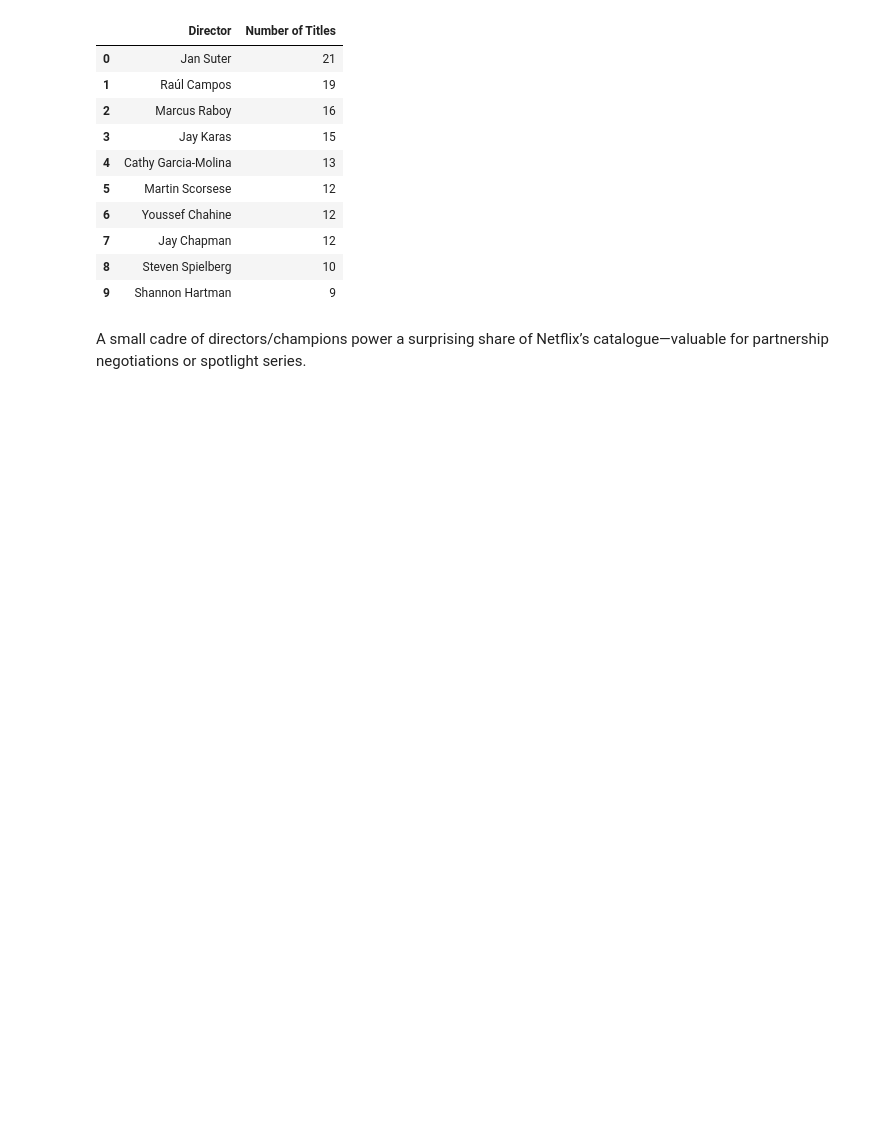
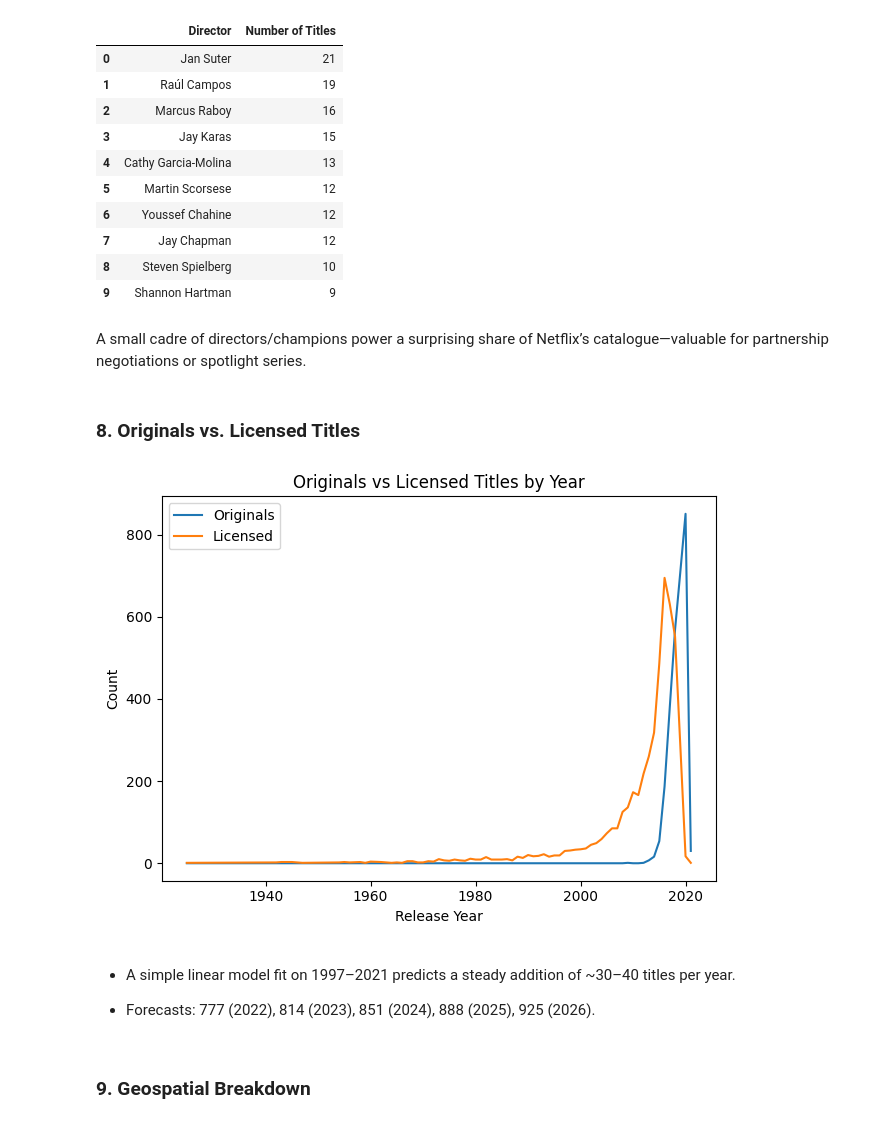
Before and after one commit to Sababa123/Netflix, a Jupyter notebook: Netflix.ipynb, the cells around one changed output. Cells and saved outputs as stored; diff of their text form; code cells hidden in the pictures; blank space fills up the shorter version.

```diff
--- a/Netflix.ipynb
+++ b/Netflix.ipynb
@@ -191,3 +194,39 @@ Top 10 Directors:
 | 9 | Shannon Hartman | 9 |
 # %% [markdown]
 A small cadre of directors/champions power a surprising share of Netflix’s catalogue—valuable for partnership negotiations or spotlight series.
+# %%
+df['date_added'] = pd.to_datetime(df['date_added'], errors='coerce')
+df['added_year'] = df['date_added'].dt.year
+df['release_date'] = pd.to_datetime(df['release_year'].astype(str) + '-01-01')
+df['lag_days'] = (df['date_added'] - df['release_date']).dt.days
+df['duration_mins'] = df['duration'].astype(str).str.extract(r'(\d+)').astype(float)
+df['cast_count'] = df['cast'].fillna('').str.count(',') + 1
+# %% [markdown]
+### 8. Originals vs. Licensed Titles
+# %%
+# Originals vs Licensed
+orig = df[df['added_year'] == df['release_year']]
+lic = df[df['added_year'] != df['release_year']]
+sec4 = pd.DataFrame({
+    'Release Year': sorted(df['release_year'].unique()),
+})
+sec4['Originals'] = sec4['Release Year'].map(orig.groupby('release_year').size()).fillna(0).astype(int)
+sec4['Licensed'] = sec4['Release Year'].map(lic.groupby('release_year').size()).fillna(0).astype(int)
+# %%
+plt.figure()
+plt.plot(sec4['Release Year'], sec4['Originals'], label='Originals')
+plt.plot(sec4['Release Year'], sec4['Licensed'], label='Licensed')
+plt.title('Originals vs Licensed Titles by Year')
+plt.xlabel('Release Year')
+plt.ylabel('Count')
+plt.legend()
+plt.tight_layout()
+plt.show()
+# %% [output]
+[figure, added]
+# %% [markdown]
+- A simple linear model fit on 1997–2021 predicts a steady addition of ~30–40 titles per year.
+
+- Forecasts: 777 (2022), 814 (2023), 851 (2024), 888 (2025), 925 (2026).
+# %% [markdown]
+### 9. Geospatial Breakdown
```
Also changed, not shown: parts of 22 cells of this notebook.
